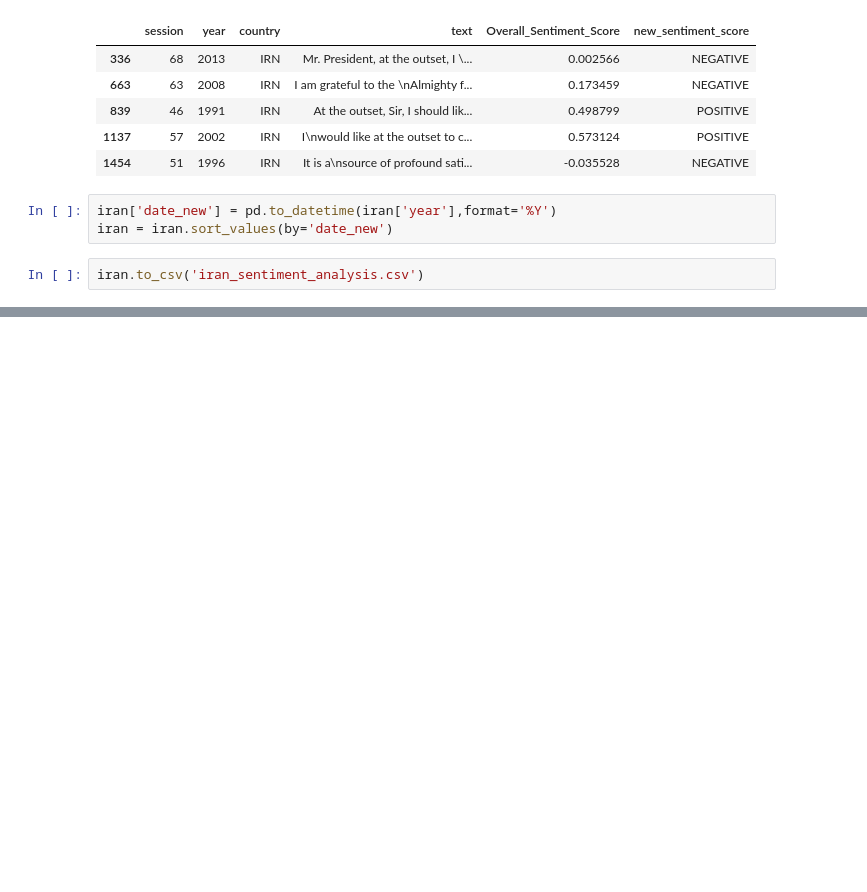
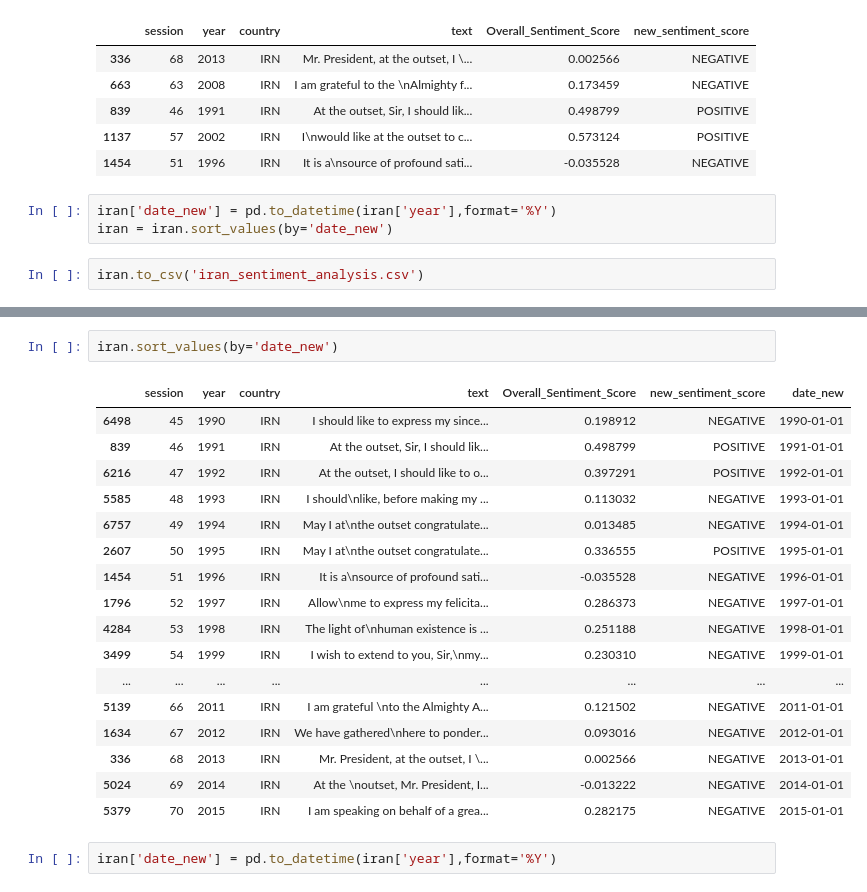
Before and after one commit to yasmeeenm/conflict_prediction, a Jupyter notebook: yasmeen_folder/PoliticalSpeeches.ipynb, the cells around one changed output, grey strips where cells are left out. Cells and saved outputs as stored; diff of their text form; blank space fills up the shorter version.

```diff
--- a/yasmeen_folder/PoliticalSpeeches.ipynb
+++ b/yasmeen_folder/PoliticalSpeeches.ipynb
@@ -198,3 +219,25 @@ fig.show()
 px.line(iran.sort_values(by='date_new'), x="date_new", y="Overall_Sentiment_Score")
 # %% [output]
 [interactive output not drawn]
+# %%
+iran.sort_values(by='date_new')
+# %% [output]
+|  | session | year | country | text | Overall_Sentiment_Score | new_sentiment_score | date_new |
+| 6498 | 45 | 1990 | IRN | I should like to express my since... | 0.198912 | NEGATIVE | 1990-01-01 |
+| 839 | 46 | 1991 | IRN | ﻿At the outset, Sir, I should lik... | 0.498799 | POSITIVE | 1991-01-01 |
+| 6216 | 47 | 1992 | IRN | At the outset, I should like to o... | 0.397291 | POSITIVE | 1992-01-01 |
+| 5585 | 48 | 1993 | IRN | I should\nlike, before making my ... | 0.113032 | NEGATIVE | 1993-01-01 |
+| 6757 | 49 | 1994 | IRN | May I at\nthe outset congratulate... | 0.013485 | NEGATIVE | 1994-01-01 |
+| 2607 | 50 | 1995 | IRN | May I at\nthe outset congratulate... | 0.336555 | POSITIVE | 1995-01-01 |
+| 1454 | 51 | 1996 | IRN | ﻿It is a\nsource of profound sati... | -0.035528 | NEGATIVE | 1996-01-01 |
+| 1796 | 52 | 1997 | IRN | ﻿Allow\nme to express my felicita... | 0.286373 | NEGATIVE | 1997-01-01 |
+| 4284 | 53 | 1998 | IRN | The light of\nhuman existence is ... | 0.251188 | NEGATIVE | 1998-01-01 |
+| 3499 | 54 | 1999 | IRN | I wish to extend to you, Sir,\nmy... | 0.230310 | NEGATIVE | 1999-01-01 |
+| ... | ... | ... | ... | ... | ... | ... | ... |
+| 5139 | 66 | 2011 | IRN | I am grateful \nto the Almighty A... | 0.121502 | NEGATIVE | 2011-01-01 |
+| 1634 | 67 | 2012 | IRN | ﻿We have gathered\nhere to ponder... | 0.093016 | NEGATIVE | 2012-01-01 |
+| 336 | 68 | 2013 | IRN | Mr. President, at the outset, I \... | 0.002566 | NEGATIVE | 2013-01-01 |
+| 5024 | 69 | 2014 | IRN | At the \noutset, Mr. President, I... | -0.013222 | NEGATIVE | 2014-01-01 |
+| 5379 | 70 | 2015 | IRN | I am speaking on behalf of a grea... | 0.282175 | NEGATIVE | 2015-01-01 |
+# %%
+iran['date_new'] = pd.to_datetime(iran['year'],format='%Y')
```
Also changed, not shown: parts of 9 cells of this notebook.
